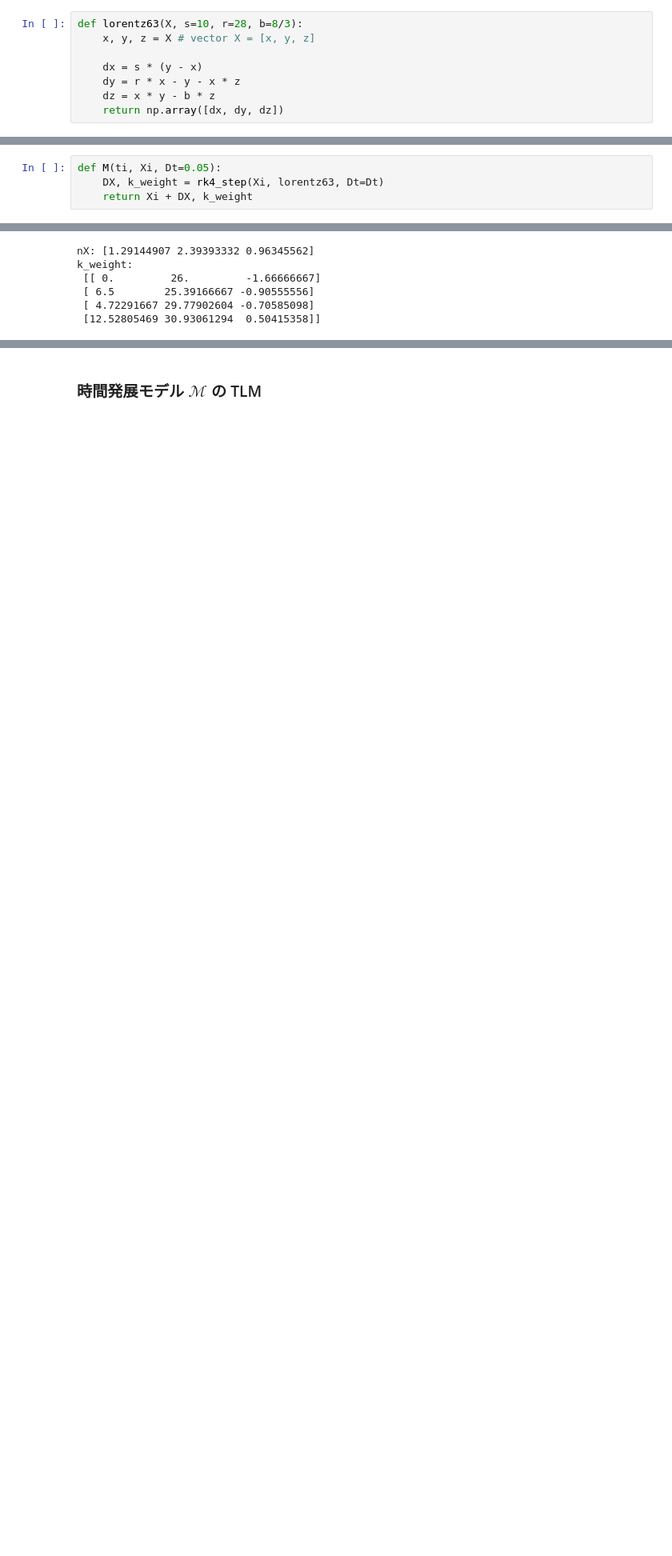
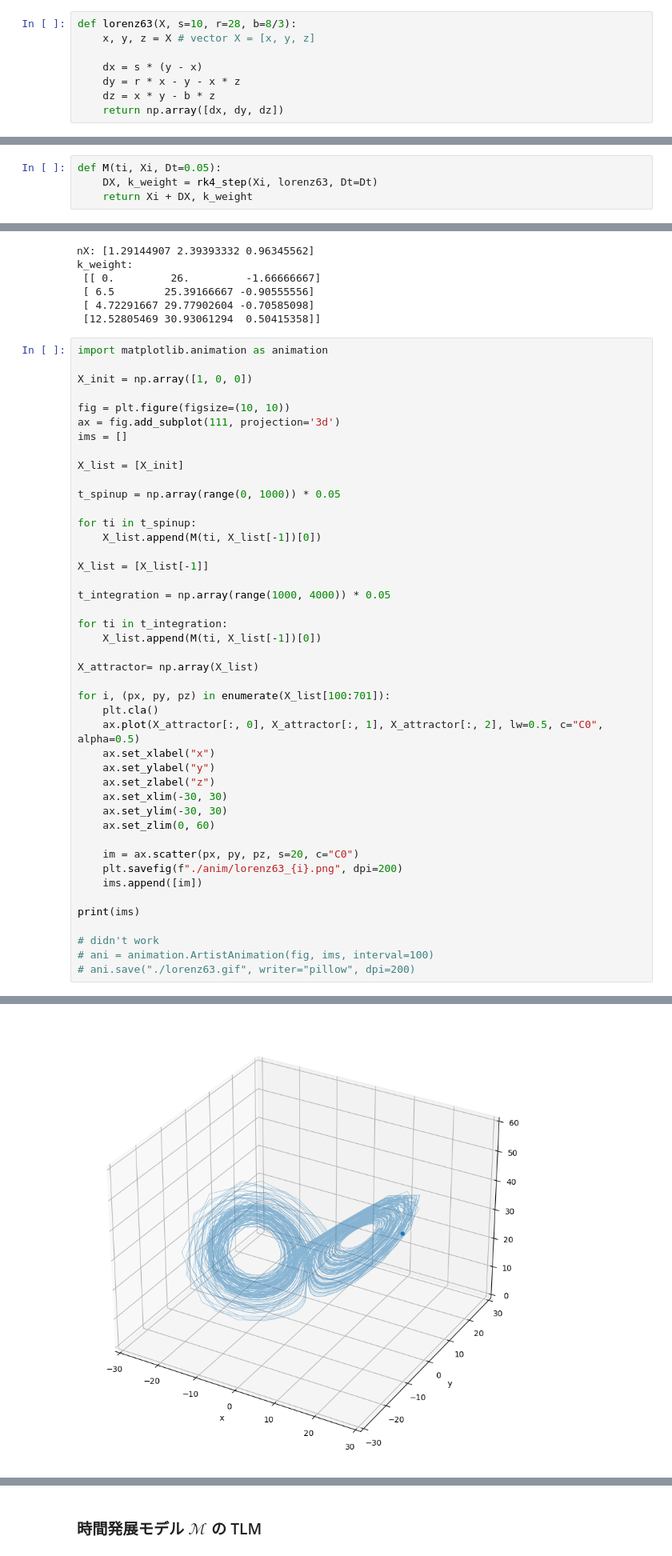
Before and after one commit to satshout/data-assimilation-B, a Jupyter notebook: TLC_AdjC.ipynb, the cells around one changed output, grey strips where cells are left out. Shown at 80% size. Drawn from its saved outputs; the diff is of its cells as text; blank space fills up the shorter version.

```diff
--- a/TLC_AdjC.ipynb
+++ b/TLC_AdjC.ipynb
@@ -278,7 +348,7 @@ $$
 \vec{x}_{i+1} = \mathcal{M} (t, \vec{x}_i) = \mathrm{RK4} (F_\mathrm{L63} (t_i, \vec{x}_i))
 $$
 # %%
-def lorentz63(X, s=10, r=28, b=8/3):
+def lorenz63(X, s=10, r=28, b=8/3):
     x, y, z = X # vector X = [x, y, z]
 
     dx = s * (y - x)
@@ -298,7 +368,7 @@ def rk4_step(X, Func, Dt=0.05):
     return DX, k_weight
 # %%
 def M(ti, Xi, Dt=0.05):
-    DX, k_weight = rk4_step(Xi, lorentz63, Dt=Dt)
+    DX, k_weight = rk4_step(Xi, lorenz63, Dt=Dt)
     return Xi + DX, k_weight
 # %%
 nX, k_weight = M(0, np.array([1, 1, 1]))
@@ -312,3 +382,48 @@ k_weight:
  [ 6.5        25.39166667 -0.90555556]
  [ 4.72291667 29.77902604 -0.70585098]
  [12.52805469 30.93061294  0.50415358]]
+# %%
+import matplotlib.animation as animation
+
+X_init = np.array([1, 0, 0])
+
+fig = plt.figure(figsize=(10, 10))
+ax = fig.add_subplot(111, projection='3d')
+ims = []
+
+X_list = [X_init]
+
+t_spinup = np.array(range(0, 1000)) * 0.05
+
+for ti in t_spinup:
+    X_list.append(M(ti, X_list[-1])[0])
+
+X_list = [X_list[-1]]
+
+t_integration = np.array(range(1000, 4000)) * 0.05
+
+for ti in t_integration:
+    X_list.append(M(ti, X_list[-1])[0])
+
+X_attractor= np.array(X_list)
+
+for i, (px, py, pz) in enumerate(X_list[100:701]):
+    plt.cla()
+    ax.plot(X_attractor[:, 0], X_attractor[:, 1], X_attractor[:, 2], lw=0.5, c="C0", alpha=0.5)
+    ax.set_xlabel("x")
+    ax.set_ylabel("y")
+    ax.set_zlabel("z")
+    ax.set_xlim(-30, 30)
+    ax.set_ylim(-30, 30)
+    ax.set_zlim(0, 60)
+
+    im = ax.scatter(px, py, pz, s=20, c="C0")
+    plt.savefig(f"./anim/lorenz63_{i}.png", dpi=200)
+    ims.append([im])
+
+print(ims)
+
+# didn't work
+# ani = animation.ArtistAnimation(fig, ims, interval=100)
+# ani.save("./lorenz63.gif", writer="pillow", dpi=200)
+# %% [output]
@@ -315,3 +431,4 @@ k_weight:
+[figure, added]
 # %% [markdown]
 ## Tangent Linear Code
 
```
Also changed, not shown: parts of 9 cells of this notebook, 13 other files.
